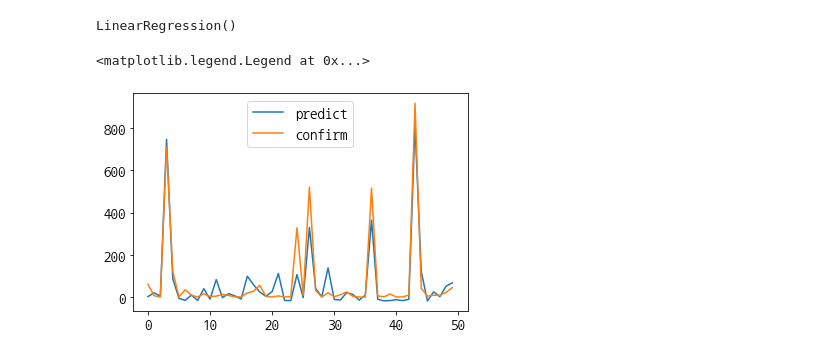
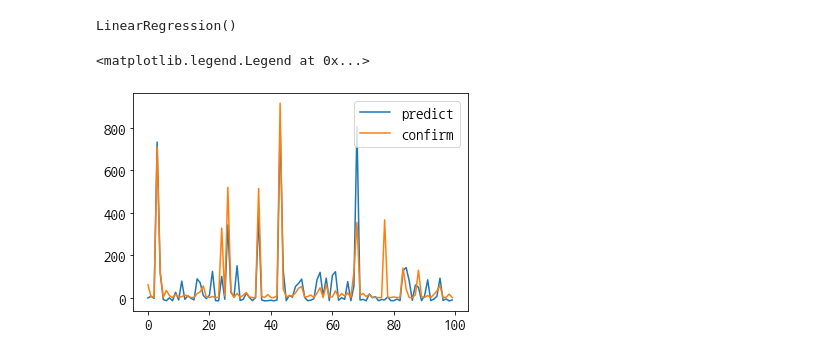
Before and after one commit to kdk1344/Project, a Jupyter notebook: project....ipynb, the cells around one changed output. Cells and saved outputs as stored; diff of their text form; code cells hidden in the pictures.

```diff
--- a/project....ipynb
+++ b/project....ipynb
@@ -1525,11 +1532,12 @@ model.fit(X_train,y_train)
 # %% [output]
 LinearRegression()
 # %%
-plt.plot(model.predict(X_test[:50]), label="predict")
-plt.plot(y_test[:50].values.reshape(-1, 1), label="confirm")
+plt.plot(model.predict(X_test[:100]), label="predict")
+plt.plot(y_test[:100].values.reshape(-1, 1), label="confirm")
 plt.legend()
+# 예측값과 실제 확진자 숫자의 비교 그래프
 # %% [output]
 <matplotlib.legend.Legend at 0x...>
-[figure, old version]
+[figure, new version]
 # %%
 print(model.score(X_train, y_train))
```
Also changed, not shown: parts of 147 cells of this notebook.
